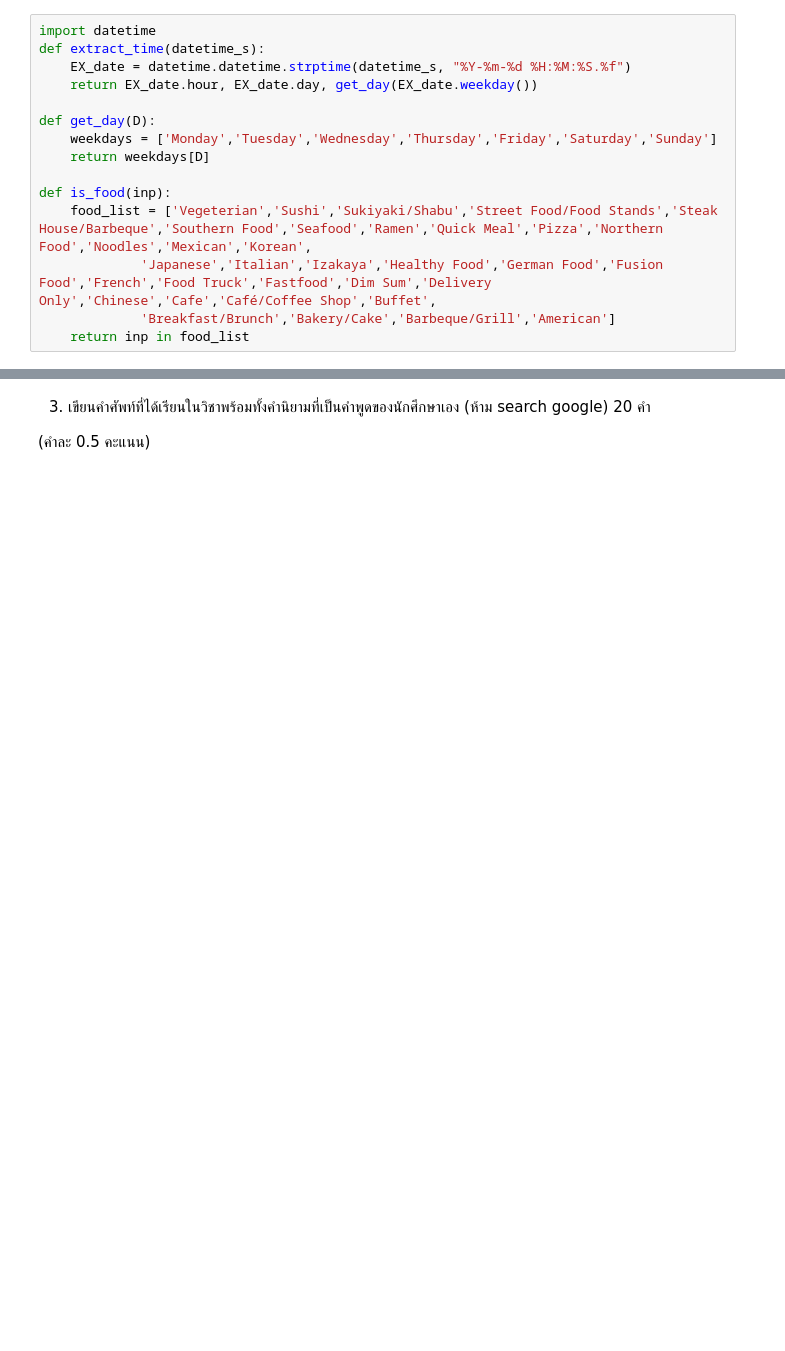
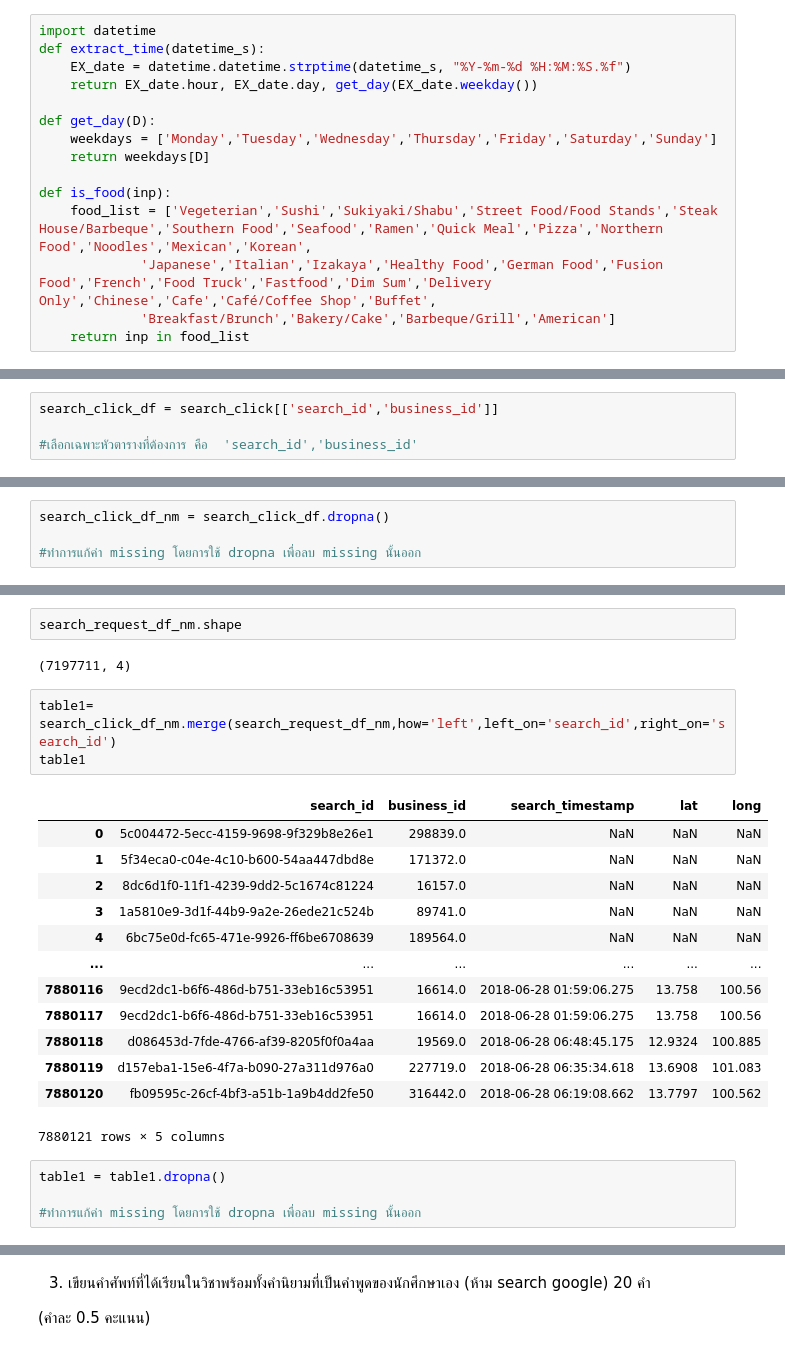
Before and after one commit to Kggzzz/KKU_data_mining, a Jupyter notebook: Final_Exam_2020.ipynb, the cells around one changed output, grey strips where cells are left out. Saved outputs shown, nothing was run; the diff lists cells and outputs as text; blank space fills up the shorter version.

```diff
--- a/Final_Exam_2020.ipynb
+++ b/Final_Exam_2020.ipynb
@@ -32,0 +104,4 @@ def is_food(inp):
+# %%
+search_click_df = search_click[['search_id','business_id']]
+
+#เลือกเฉพาะหัวตารางที่ต้องการ คือ  'search_id','business_id'
@@ -32,0 +129,4 @@ def is_food(inp):
+# %%
+search_click_df_nm = search_click_df.dropna()
+
+#ทำการแก้ค่า missing โดยการใช้ dropna เพื่อลบ missing นั้นออก
@@ -32,0 +186,25 @@ def is_food(inp):
+# %%
+search_request_df_nm.shape
+# %% [output]
+(7197711, 4)
+# %%
+table1= search_click_df_nm.merge(search_request_df_nm,how='left',left_on='search_id',right_on='search_id')
+table1
+# %% [output]
+|  | search_id | business_id | search_timestamp | lat | long |
+| 0 | 5c004472-5ecc-4159-9698-9f329b8e26e1 | 298839.0 | NaN | NaN | NaN |
+| 1 | 5f34eca0-c04e-4c10-b600-54aa447dbd8e | 171372.0 | NaN | NaN | NaN |
+| 2 | 8dc6d1f0-11f1-4239-9dd2-5c1674c81224 | 16157.0 | NaN | NaN | NaN |
+| 3 | 1a5810e9-3d1f-44b9-9a2e-26ede21c524b | 89741.0 | NaN | NaN | NaN |
+| 4 | 6bc75e0d-fc65-471e-9926-ff6be6708639 | 189564.0 | NaN | NaN | NaN |
+| ... | ... | ... | ... | ... | ... |
+| 7880116 | 9ecd2dc1-b6f6-486d-b751-33eb16c53951 | 16614.0 | 2018-06-28 01:59:06.275 | 13.758 | 100.56 |
+| 7880117 | 9ecd2dc1-b6f6-486d-b751-33eb16c53951 | 16614.0 | 2018-06-28 01:59:06.275 | 13.758 | 100.56 |
+| 7880118 | d086453d-7fde-4766-af39-8205f0f0a4aa | 19569.0 | 2018-06-28 06:48:45.175 | 12.9324 | 100.885 |
+| 7880119 | d157eba1-15e6-4f7a-b090-27a311d976a0 | 227719.0 | 2018-06-28 06:35:34.618 | 13.6908 | 101.083 |
+| 7880120 | fb09595c-26cf-4bf3-a51b-1a9b4dd2fe50 | 316442.0 | 2018-06-28 06:19:08.662 | 13.7797 | 100.562 |
+7880121 rows × 5 columns
+# %%
+table1 = table1.dropna()
+
+#ทำการแก้ค่า missing โดยการใช้ dropna เพื่อลบ missing นั้นออก
```
Also changed, not shown: parts of 38 cells of this notebook.
